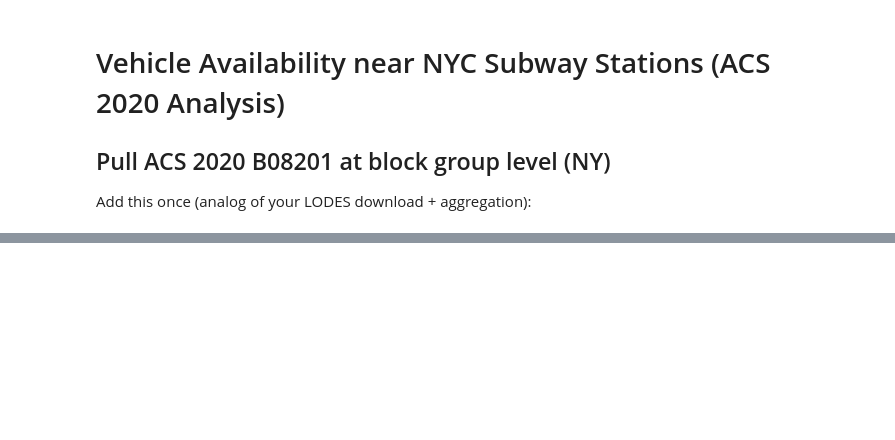
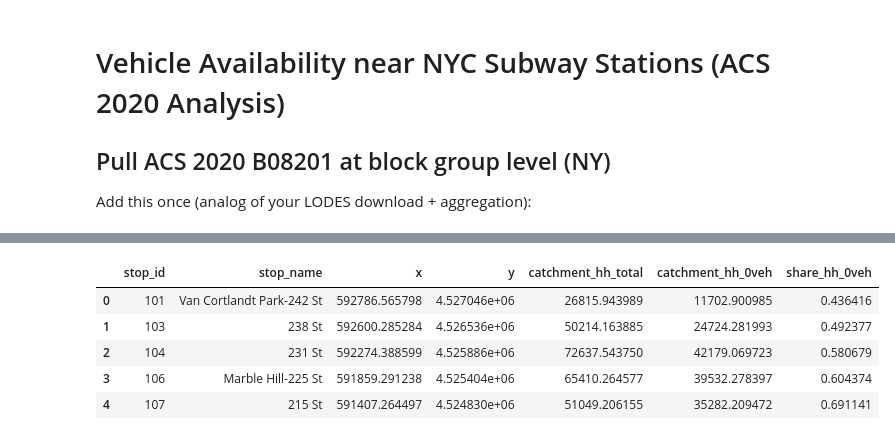
Before and after one commit to hawa1983/Capstone, a Jupyter notebook: ibx_capstone.ipynb, the cells around one changed output, grey strips where cells are left out. Drawn from its saved outputs; the diff is of its cells as text; code cells hidden in the pictures; blank space fills up the shorter version.

```diff
--- a/ibx_capstone.ipynb
+++ b/ibx_capstone.ipynb
@@ -1608,0 +1280,46 @@ Saved nyc_subway_vehicle_availability_0p5mile.csv
+# %%
+if "area" not in block_groups_proj_with_veh.columns:
+    block_groups_proj_with_veh["area"] = block_groups_proj_with_veh.geometry.area
+
+bg_sindex = block_groups_proj_with_veh.sindex
+
+hh_total_catch = compute_catchment_for_attribute(
+    stations_gdf=stations_proj,
+    block_groups_gdf=block_groups_proj_with_veh,
+    attribute_name="hh_total",
+    buffer_col="buffer_geom",
+    area_col="area",
+    id_cols=("stop_id", "stop_name"),
+    bg_sindex=bg_sindex
+)
+
+hh_0veh_catch = compute_catchment_for_attribute(
+    stations_gdf=stations_proj,
+    block_groups_gdf=block_groups_proj_with_veh,
+    attribute_name="hh_0veh",
+    buffer_col="buffer_geom",
+    area_col="area",
+    id_cols=("stop_id", "stop_name"),
+    bg_sindex=bg_sindex
+)
+
+veh_catch = hh_total_catch[
+    ["stop_id", "stop_name", "x", "y", "catchment_hh_total"]
+].merge(
+    hh_0veh_catch[["stop_id", "catchment_hh_0veh"]],
+    on="stop_id",
+    how="left"
+)
+
+veh_catch["share_hh_0veh"] = (
+    veh_catch["catchment_hh_0veh"] / veh_catch["catchment_hh_total"]
+)
+
+veh_catch.head()
+# %% [output]
+|  | stop_id | stop_name | x | y | catchment_hh_total | catchment_hh_0veh | share_hh_0veh |
+| 0 | 101 | Van Cortlandt Park-242 St | 592786.565798 | 4.527046e+06 | 26815.943989 | 11702.900985 | 0.436416 |
+| 1 | 103 | 238 St | 592600.285284 | 4.526536e+06 | 50214.163885 | 24724.281993 | 0.492377 |
+| 2 | 104 | 231 St | 592274.388599 | 4.525886e+06 | 72637.543750 | 42179.069723 | 0.580679 |
+| 3 | 106 | Marble Hill-225 St | 591859.291238 | 4.525404e+06 | 65410.264577 | 39532.278397 | 0.604374 |
+| 4 | 107 | 215 St | 591407.264497 | 4.524830e+06 | 51049.206155 | 35282.209472 | 0.691141 |
```
Also changed, not shown: parts of 55 cells of this notebook.
